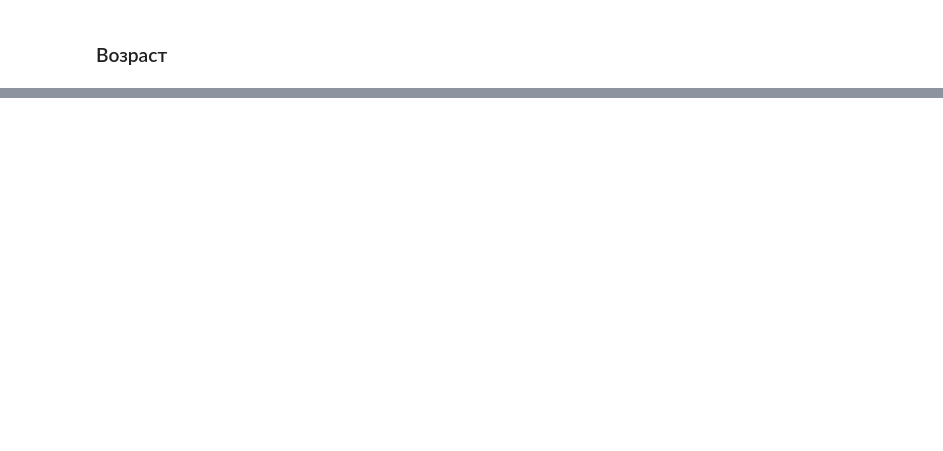
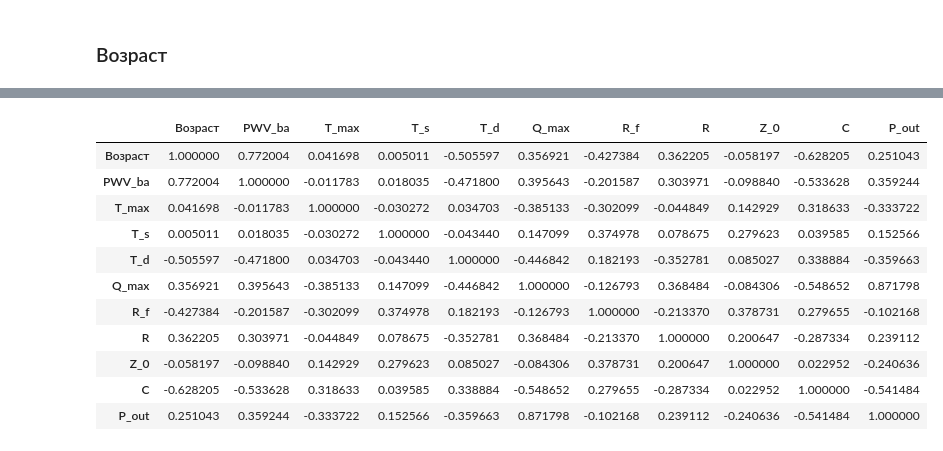
Before and after one commit to VanessB/Windkessel, a Jupyter notebook: Complience.ipynb, the cells around one changed output, grey strips where cells are left out. Saved outputs shown, nothing was run; the diff lists cells and outputs as text; code cells hidden in the pictures; blank space fills up the shorter version.

```diff
--- a/Complience.ipynb
+++ b/Complience.ipynb
@@ -294,0 +203,15 @@ data_patients[["Возраст", "PWV_ba", "C_SV", "C_R_SV", "func_C"]].corr(met
+# %%
+data_patients[["Возраст", "PWV_ba", "T_max", "T_s", "T_d", "Q_max", "R_f", "R", "Z_0", "C", "P_out"]].corr(method='spearman')
+# %% [output]
+|  | Возраст | PWV_ba | T_max | T_s | T_d | Q_max | R_f | R | Z_0 | C | P_out |
+| Возраст | 1.000000 | 0.772004 | 0.041698 | 0.005011 | -0.505597 | 0.356921 | -0.427384 | 0.362205 | -0.058197 | -0.628205 | 0.251043 |
+| PWV_ba | 0.772004 | 1.000000 | -0.011783 | 0.018035 | -0.471800 | 0.395643 | -0.201587 | 0.303971 | -0.098840 | -0.533628 | 0.359244 |
+| T_max | 0.041698 | -0.011783 | 1.000000 | -0.030272 | 0.034703 | -0.385133 | -0.302099 | -0.044849 | 0.142929 | 0.318633 | -0.333722 |
+| T_s | 0.005011 | 0.018035 | -0.030272 | 1.000000 | -0.043440 | 0.147099 | 0.374978 | 0.078675 | 0.279623 | 0.039585 | 0.152566 |
+| T_d | -0.505597 | -0.471800 | 0.034703 | -0.043440 | 1.000000 | -0.446842 | 0.182193 | -0.352781 | 0.085027 | 0.338884 | -0.359663 |
+| Q_max | 0.356921 | 0.395643 | -0.385133 | 0.147099 | -0.446842 | 1.000000 | -0.126793 | 0.368484 | -0.084306 | -0.548652 | 0.871798 |
+| R_f | -0.427384 | -0.201587 | -0.302099 | 0.374978 | 0.182193 | -0.126793 | 1.000000 | -0.213370 | 0.378731 | 0.279655 | -0.102168 |
+| R | 0.362205 | 0.303971 | -0.044849 | 0.078675 | -0.352781 | 0.368484 | -0.213370 | 1.000000 | 0.200647 | -0.287334 | 0.239112 |
+| Z_0 | -0.058197 | -0.098840 | 0.142929 | 0.279623 | 0.085027 | -0.084306 | 0.378731 | 0.200647 | 1.000000 | 0.022952 | -0.240636 |
+| C | -0.628205 | -0.533628 | 0.318633 | 0.039585 | 0.338884 | -0.548652 | 0.279655 | -0.287334 | 0.022952 | 1.000000 | -0.541484 |
+| P_out | 0.251043 | 0.359244 | -0.333722 | 0.152566 | -0.359663 | 0.871798 | -0.102168 | 0.239112 | -0.240636 | -0.541484 | 1.000000 |
```
Also changed, not shown: parts of 14 cells of this notebook, 3 other files.
